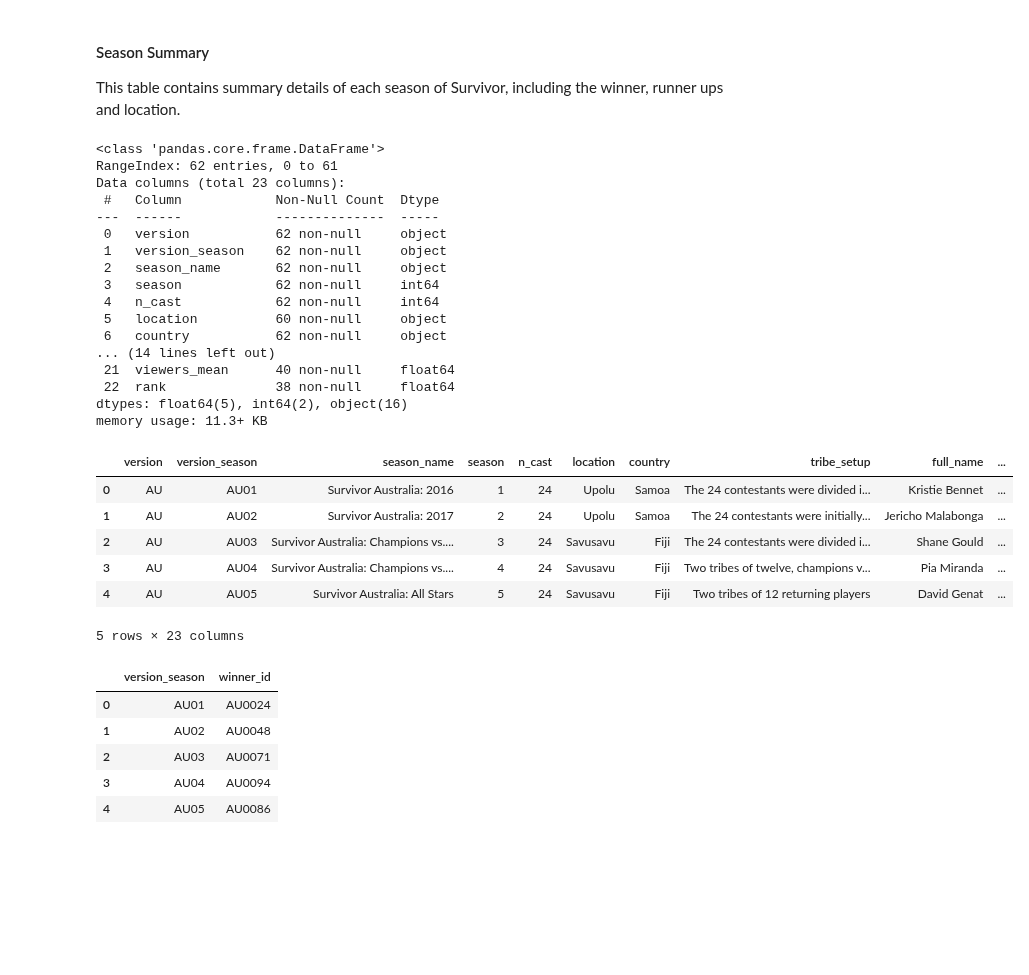
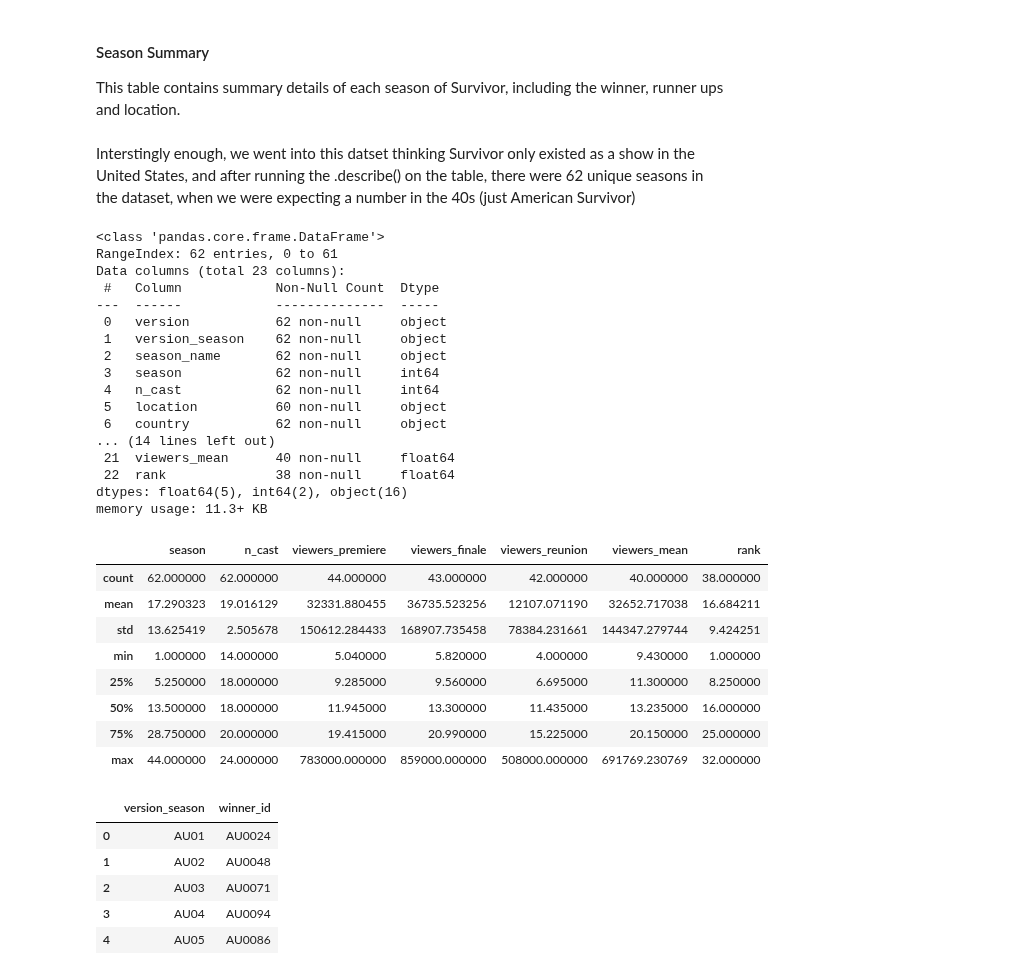
Before and after one commit to DotSumWedge/SurvivorAnalysis, a Jupyter notebook: SurvivorNB.ipynb, the cells around one changed output. Saved outputs shown, nothing was run; the diff lists cells and outputs as text; code cells hidden in the pictures; blank space fills up the shorter version.

```diff
--- a/SurvivorNB.ipynb
+++ b/SurvivorNB.ipynb
@@ -20,7 +24,7 @@ import sys
 import math
 import os
 # %%
-data_dir = 'C:/Users/caroc/OneDrive/Desktop/SurvivorProject/survivorData'
+data_dir = 'C:/Users/bejes/OneDrive/School/ML/Code/Project1/survivorData'
 # %% [markdown]
 ### Read in csv files as Dataframes
 # %%
@@ -108,34 +136,39 @@ vote_history =  dataframes['vote_history.csv']
 #### Season Summary
 
 This table contains summary details of each season of Survivor, including the winner, runner ups and location.
+# %% [markdown]
+Interstingly enough, we went into this datset thinking Survivor only existed as a show in the United States, and after running the .describe() on the table, there were 62 unique seasons in the dataset, when we were expecting a number in the 40s (just American Survivor)
 # %%
 season_summary.info()
 season_summary.head()
+season_summary.describe()
 # %% [output]
 <class 'pandas.core.frame.DataFrame'>
 RangeIndex: 62 entries, 0 to 61
 Data columns (total 23 columns):
  #   Column            Non-Null Count  Dtype
 ---  ------            --------------  -----
  0   version           62 non-null     object
  1   version_season    62 non-null     object
  2   season_name       62 non-null     object
  3   season            62 non-null     int64
  4   n_cast            62 non-null     int64
  5   location          60 non-null     object
  6   country           62 non-null     object
 ... (14 lines left out)
  21  viewers_mean      40 non-null     float64
  22  rank              38 non-null     float64
 dtypes: float64(5), int64(2), object(16)
 memory usage: 11.3+ KB
-|  | version | version_season | season_name | season | n_cast | location | country | tribe_setup | full_name | ... |
-| 0 | AU | AU01 | Survivor Australia: 2016 | 1 | 24 | Upolu | Samoa | The 24 contestants were divided i... | Kristie Bennet | ... |
-| 1 | AU | AU02 | Survivor Australia: 2017 | 2 | 24 | Upolu | Samoa | The 24 contestants were initially... | Jericho Malabonga | ... |
-| 2 | AU | AU03 | Survivor Australia: Champions vs.... | 3 | 24 | Savusavu | Fiji | The 24 contestants were divided i... | Shane Gould | ... |
-| 3 | AU | AU04 | Survivor Australia: Champions vs.... | 4 | 24 | Savusavu | Fiji | Two tribes of twelve, champions v... | Pia Miranda | ... |
-| 4 | AU | AU05 | Survivor Australia: All Stars | 5 | 24 | Savusavu | Fiji | Two tribes of 12 returning players | David Genat | ... |
+|  | season | n_cast | viewers_premiere | viewers_finale | viewers_reunion | viewers_mean | rank |
+| count | 62.000000 | 62.000000 | 44.000000 | 43.000000 | 42.000000 | 40.000000 | 38.000000 |
+| mean | 17.290323 | 19.016129 | 32331.880455 | 36735.523256 | 12107.071190 | 32652.717038 | 16.684211 |
+| std | 13.625419 | 2.505678 | 150612.284433 | 168907.735458 | 78384.231661 | 144347.279744 | 9.424251 |
+| min | 1.000000 | 14.000000 | 5.040000 | 5.820000 | 4.000000 | 9.430000 | 1.000000 |
+| 25% | 5.250000 | 18.000000 | 9.285000 | 9.560000 | 6.695000 | 11.300000 | 8.250000 |
+| 50% | 13.500000 | 18.000000 | 11.945000 | 13.300000 | 11.435000 | 13.235000 | 16.000000 |
+| 75% | 28.750000 | 20.000000 | 19.415000 | 20.990000 | 15.225000 | 20.150000 | 25.000000 |
+| max | 44.000000 | 24.000000 | 783000.000000 | 859000.000000 | 508000.000000 | 691769.230769 | 32.000000 |
-5 rows × 23 columns
 # %%
 winner_df = season_summary[["version_season", "winner_id"]]
 winner_df.head()
```
Also changed, not shown: parts of 16 cells of this notebook, 1 other file.
